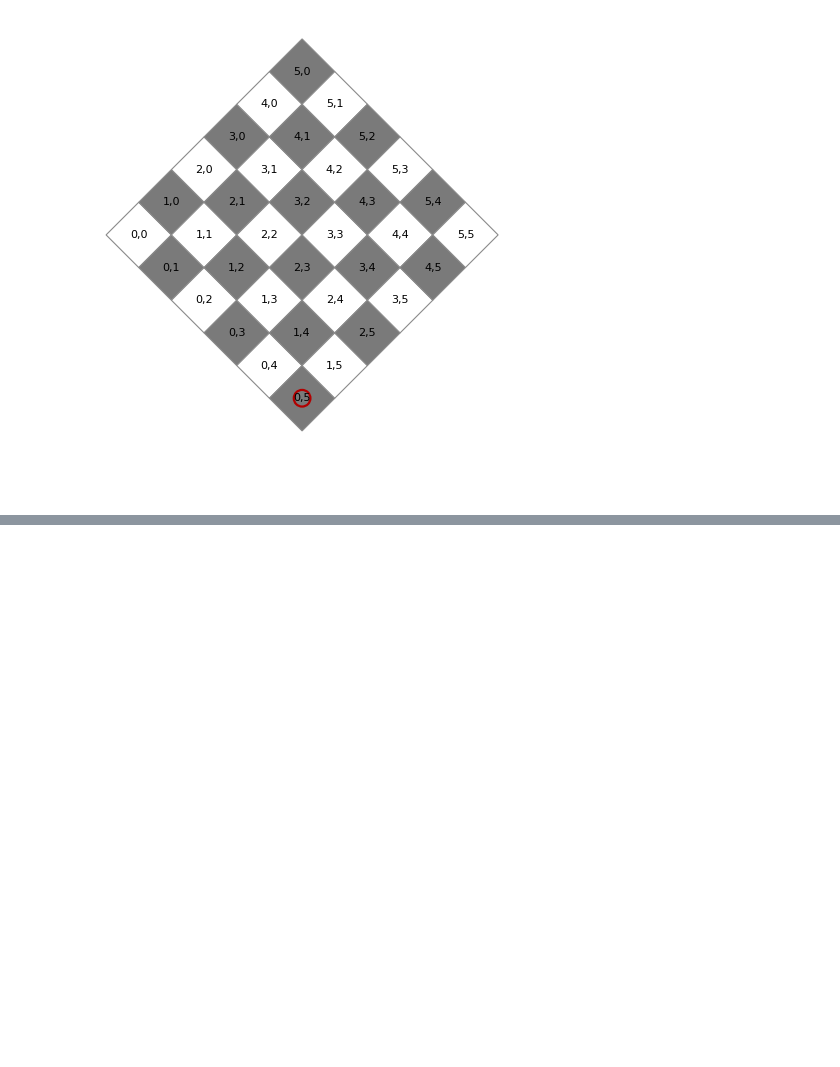
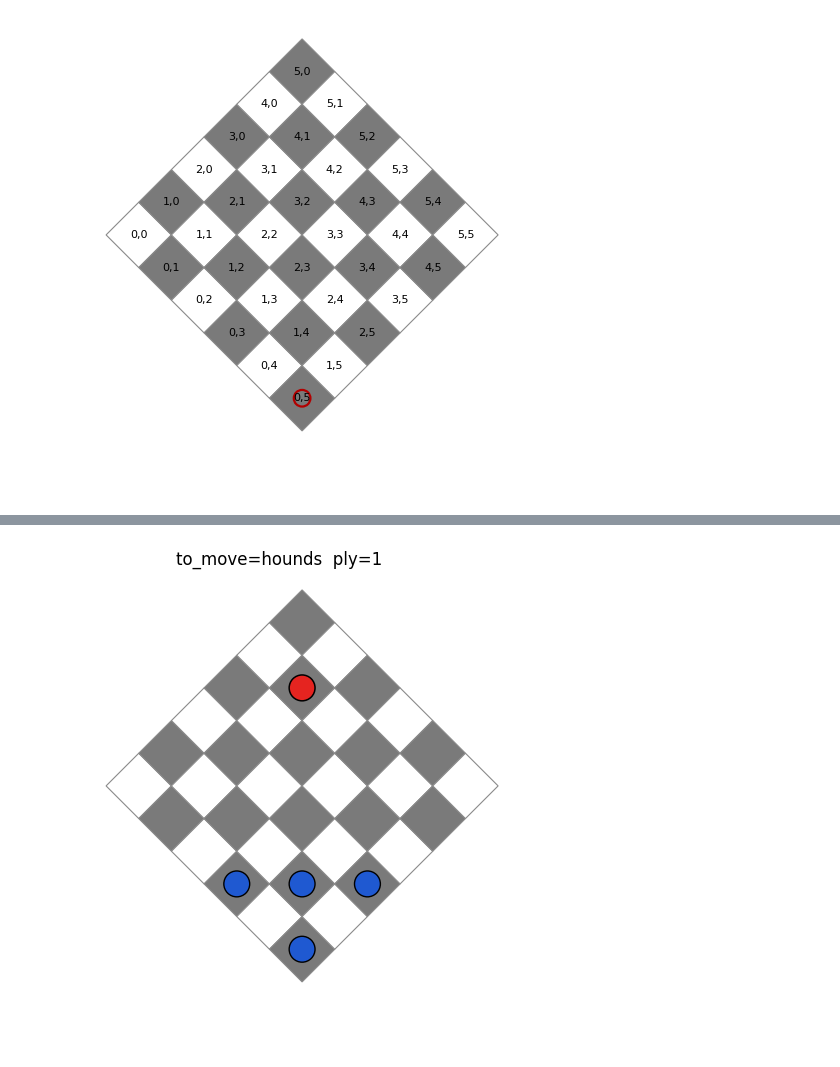
Before and after one commit to matthew-sabel/fox-and-hounds-45, a Jupyter notebook: fox_and_hounds_45_group_2.ipynb, the cells around one changed output, grey strips where cells are left out. Saved outputs shown, nothing was run; the diff lists cells and outputs as text; code cells hidden in the pictures; blank space fills up the shorter version.

```diff
--- a/fox_and_hounds_45_group_2.ipynb
+++ b/fox_and_hounds_45_group_2.ipynb
@@ -615,0 +774,5 @@ show_indices()
+# %%
+sess.step();
+sess.show_board()   # advance one half-move and refresh
+# %% [output]
+[figure, added]
```
Also changed, not shown: parts of 8 cells of this notebook.
